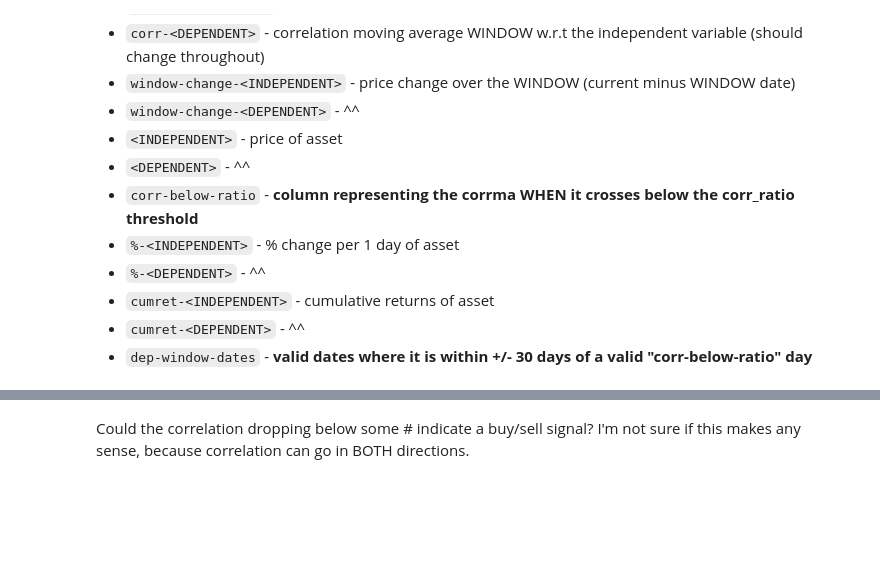
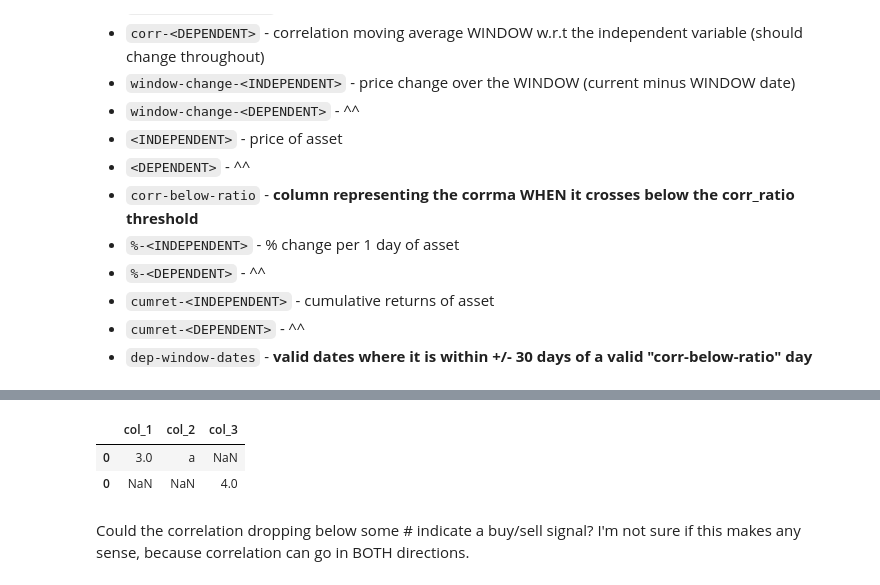
Before and after one commit to joshcaskie/478-marketbusters, a Jupyter notebook: crypto/Large Cap Crypto Correlation.ipynb, the cells around one changed output, grey strips where cells are left out. Cells and saved outputs as stored; diff of their text form; code cells hidden in the pictures; blank space fills up the shorter version.

```diff
--- a/crypto/Large Cap Crypto Correlation.ipynb
+++ b/crypto/Large Cap Crypto Correlation.ipynb
@@ -521,3 +597,16 @@ CORRMA triggered! Start: 2022-09-17 00:00:00    End: 2022-09-18 00:00:00
+# %%
+data = {'col_1': [3], 'col_2': ['a']}
+dude = pd.DataFrame.from_dict(data)
+
+d2 = {'col_3': [4]}
+x = pd.DataFrame.from_dict(d2)
+
+data = pd.concat([dude, x])
+data
+# %% [output]
+|  | col_1 | col_2 | col_3 |
+| 0 | 3.0 | a | NaN |
+| 0 | NaN | NaN | 4.0 |
 # %%
 # Do a 30D Rolling window for finding price differences for btc-usd and eth-usd
 
```
Also changed, not shown: parts of 3 cells of this notebook.
